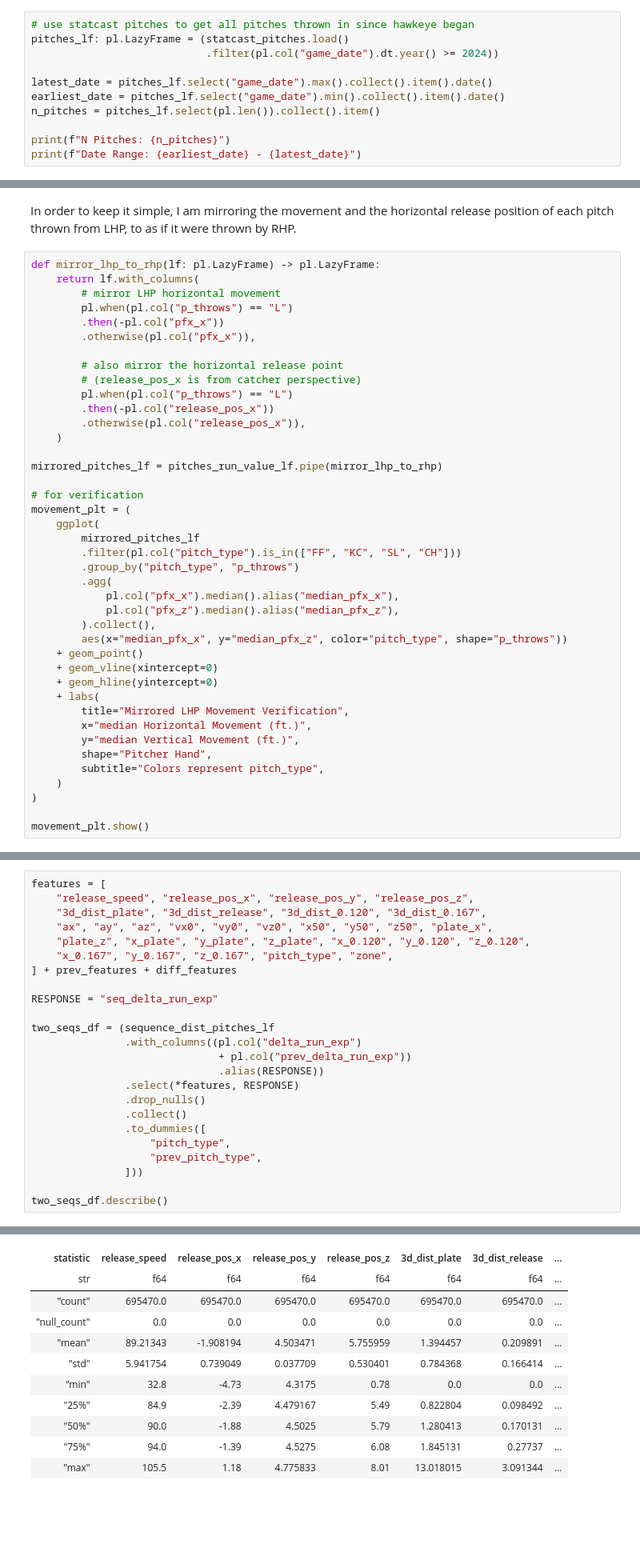
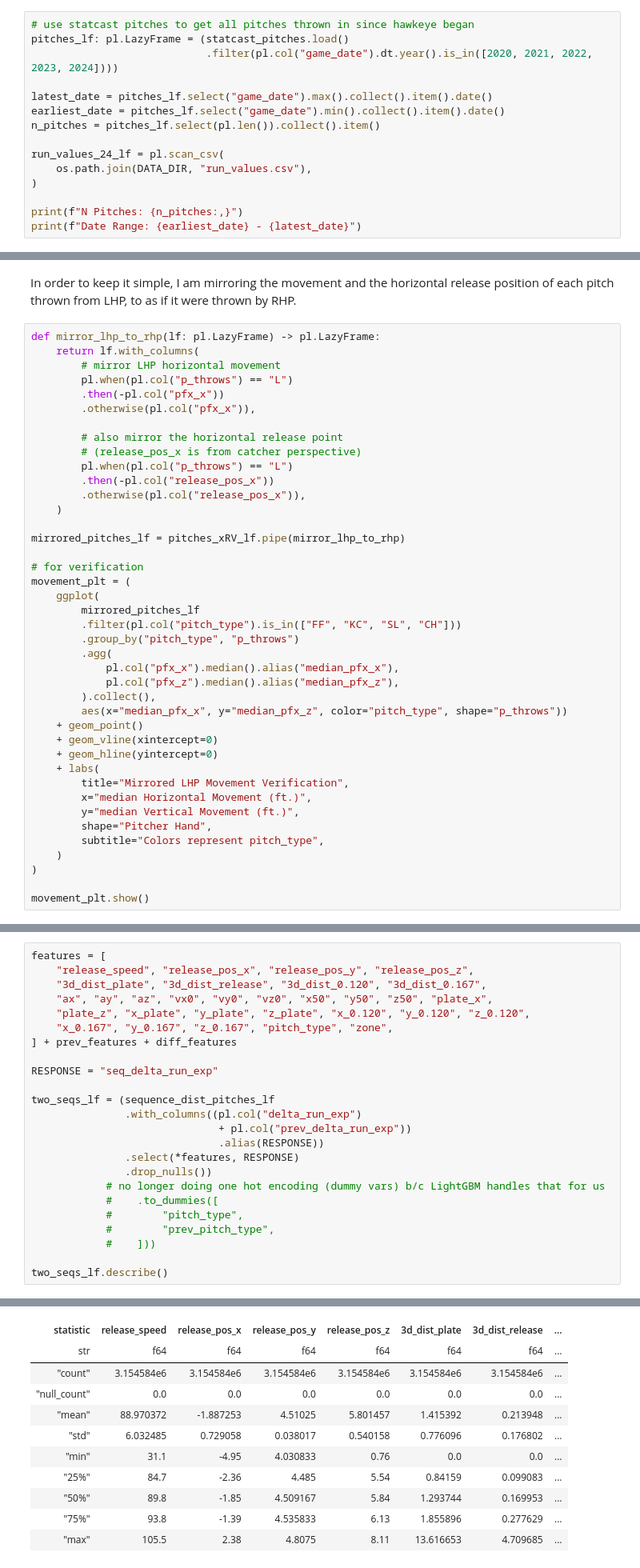
Before and after one commit to Jensen-holm/Sequence-Plus, a Jupyter notebook: notebooks/sequence+v1.0.0.ipynb, the cells around one changed output, grey strips where cells are left out. Shown at 80% size. Drawn from its saved outputs; the diff is of its cells as text; blank space fills up the shorter version.

```diff
--- a/notebooks/sequence+v1.0.0.ipynb
+++ b/notebooks/sequence+v1.0.0.ipynb
@@ -27,12 +33,16 @@ I will also be using `../data/run_values.csv` for calculating run values of each
 # %%
 # use statcast pitches to get all pitches thrown in since hawkeye began
 pitches_lf: pl.LazyFrame = (statcast_pitches.load()
-                            .filter(pl.col("game_date").dt.year() >= 2024))
+                            .filter(pl.col("game_date").dt.year().is_in([2020, 2021, 2022, 2023, 2024])))
 
 latest_date = pitches_lf.select("game_date").max().collect().item().date()
 earliest_date = pitches_lf.select("game_date").min().collect().item().date()
 n_pitches = pitches_lf.select(pl.len()).collect().item()
 
-print(f"N Pitches: {n_pitches}")
+run_values_24_lf = pl.scan_csv(
+    os.path.join(DATA_DIR, "run_values.csv"),
+)
+
+print(f"N Pitches: {n_pitches:,}")
 print(f"Date Range: {earliest_date} - {latest_date}")
 # %% [output]
@@ -165,7 +217,7 @@ def mirror_lhp_to_rhp(lf: pl.LazyFrame) -> pl.LazyFrame:
         .otherwise(pl.col("release_pos_x")),
     )
 
-mirrored_pitches_lf = pitches_run_value_lf.pipe(mirror_lhp_to_rhp)
+mirrored_pitches_lf = pitches_xRV_lf.pipe(mirror_lhp_to_rhp)
 
 # for verification
 movement_plt = (
@@ -678,17 +725,17 @@ features = [
 
 RESPONSE = "seq_delta_run_exp"
 
-two_seqs_df = (sequence_dist_pitches_lf
+two_seqs_lf = (sequence_dist_pitches_lf
                .with_columns((pl.col("delta_run_exp")
                               + pl.col("prev_delta_run_exp"))
                               .alias(RESPONSE))
                .select(*features, RESPONSE)
-               .drop_nulls()
-               .collect()
-               .to_dummies([
-                   "pitch_type",
-                   "prev_pitch_type",
-               ]))
+               .drop_nulls())
+            # no longer doing one hot encoding (dummy vars) b/c LightGBM handles that for us
+            #    .to_dummies([
+            #        "pitch_type",
+            #        "prev_pitch_type",
+            #    ]))
 
-two_seqs_df.describe()
+two_seqs_lf.describe()
 # %% [output]
@@ -696,11 +743,11 @@ shape: (9, 101)
 | statistic | release_speed | release_pos_x | release_pos_y | release_pos_z | 3d_dist_plate | 3d_dist_release | ... |
 | str | f64 | f64 | f64 | f64 | f64 | f64 | ... |
-| "count" | 695470.0 | 695470.0 | 695470.0 | 695470.0 | 695470.0 | 695470.0 | ... |
+| "count" | 3.154584e6 | 3.154584e6 | 3.154584e6 | 3.154584e6 | 3.154584e6 | 3.154584e6 | ... |
 | "null_count" | 0.0 | 0.0 | 0.0 | 0.0 | 0.0 | 0.0 | ... |
-| "mean" | 89.21343 | -1.908194 | 4.503471 | 5.755959 | 1.394457 | 0.209891 | ... |
-| "std" | 5.941754 | 0.739049 | 0.037709 | 0.530401 | 0.784368 | 0.166414 | ... |
-| "min" | 32.8 | -4.73 | 4.3175 | 0.78 | 0.0 | 0.0 | ... |
-| "25%" | 84.9 | -2.39 | 4.479167 | 5.49 | 0.822804 | 0.098492 | ... |
-| "50%" | 90.0 | -1.88 | 4.5025 | 5.79 | 1.280413 | 0.170131 | ... |
-| "75%" | 94.0 | -1.39 | 4.5275 | 6.08 | 1.845131 | 0.27737 | ... |
-| "max" | 105.5 | 1.18 | 4.775833 | 8.01 | 13.018015 | 3.091344 | ... |
+| "mean" | 88.970372 | -1.887253 | 4.51025 | 5.801457 | 1.415392 | 0.213948 | ... |
+| "std" | 6.032485 | 0.729058 | 0.038017 | 0.540158 | 0.776096 | 0.176802 | ... |
+| "min" | 31.1 | -4.95 | 4.030833 | 0.76 | 0.0 | 0.0 | ... |
+| "25%" | 84.7 | -2.36 | 4.485 | 5.54 | 0.84159 | 0.099083 | ... |
+| "50%" | 89.8 | -1.85 | 4.509167 | 5.84 | 1.293744 | 0.169953 | ... |
+| "75%" | 93.8 | -1.39 | 4.535833 | 6.13 | 1.855896 | 0.277629 | ... |
+| "max" | 105.5 | 2.38 | 4.8075 | 8.11 | 13.616653 | 4.709685 | ... |
```
Also changed, not shown: parts of 35 cells of this notebook, 5 other files.
